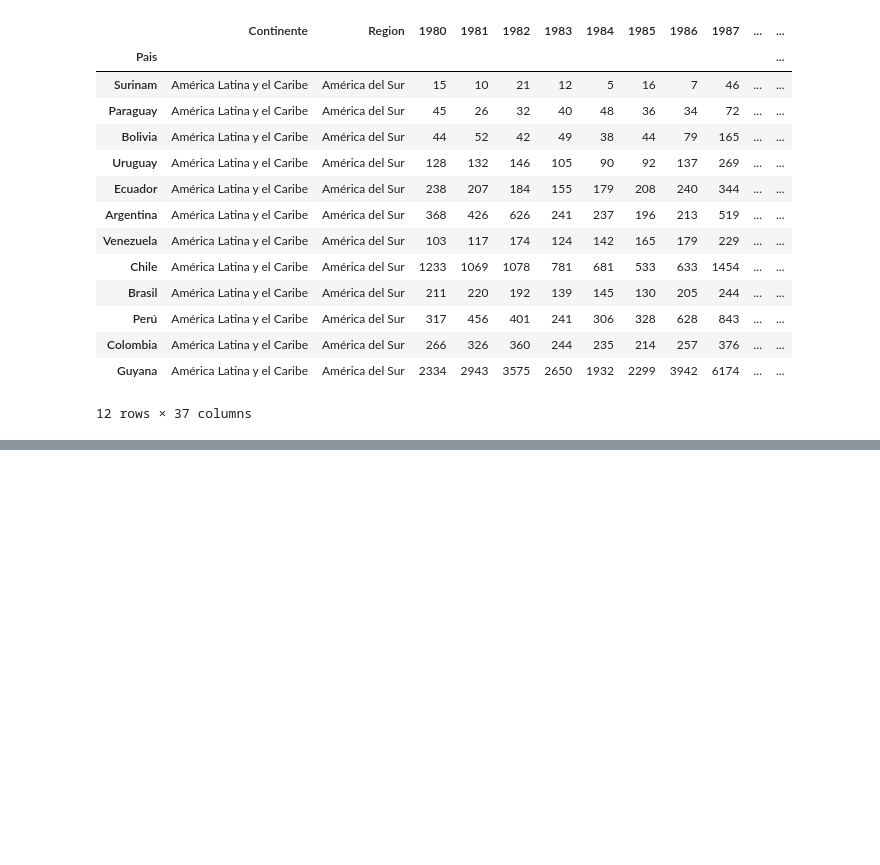
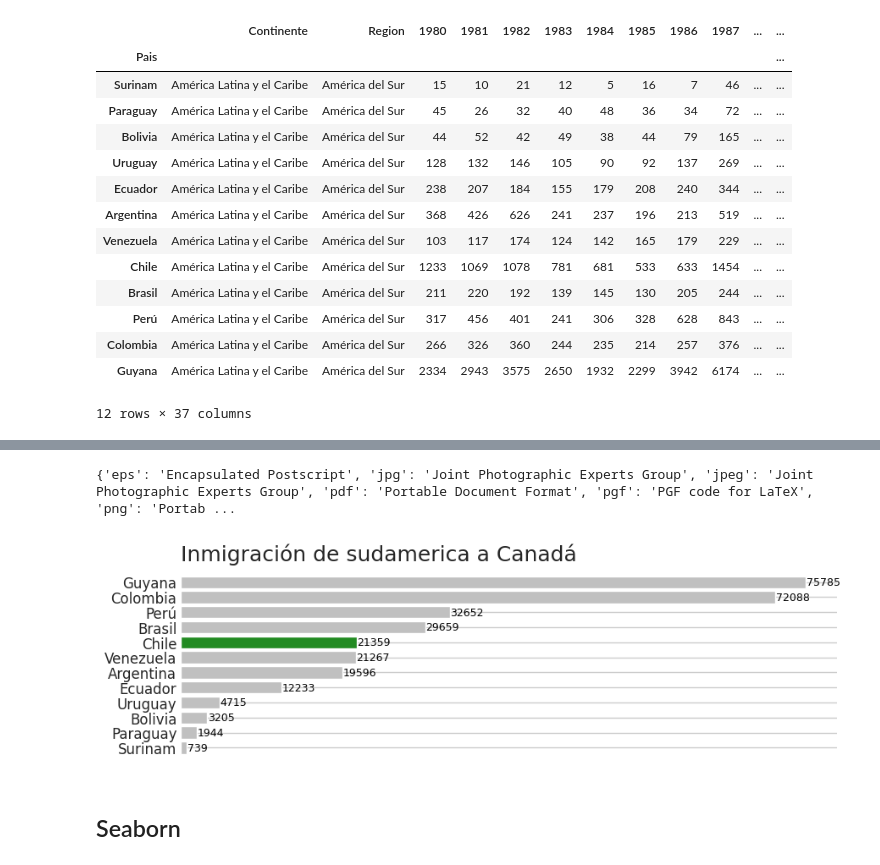
Before and after one commit to Near-o7/data_viz, a Jupyter notebook: data_viz.ipynb, the cells around one changed output, grey strips where cells are left out. Drawn from its saved outputs; the diff is of its cells as text; code cells hidden in the pictures; blank space fills up the shorter version.

```diff
--- a/data_viz.ipynb
+++ b/data_viz.ipynb
@@ -378,0 +387,22 @@ plt.show()
+# %%
+print(fig.canvas.get_supported_filetypes())
+fig, ax = plt.subplots(figsize=(10, 3))
+ax.barh(sudamerica_sorted.index, sudamerica_sorted['Total'], color=colores)
+ax.set_title('Inmigración de sudamerica a Canadá', loc='left', fontsize=18)
+ax.set_ylabel('')
+ax.xaxis.set_tick_params(labelsize=12)
+ax.yaxis.set_tick_params(labelsize=12)
+
+ax.set_frame_on(False)
+ax.xaxis.set_visible(False)
+ax.tick_params(axis='y', which='both', size=0)
+
+for i, j in enumerate(sudamerica_sorted['Total']):
+  ax.text(j+20, i, str(j), ha='left', va='center', color='black', fontsize=9)
+
+fig.savefig('inmigracion_sudamerica.png', dpi=300, bbox_inches='tight', transparent=True)
+# %% [output]
+{'eps': 'Encapsulated Postscript', 'jpg': 'Joint Photographic Experts Group', 'jpeg': 'Joint Photographic Experts Group', 'pdf': 'Portable Document Format', 'pgf': 'PGF code for LaTeX', 'png': 'Portab ...
+[figure, added]
+# %% [markdown]
+## Seaborn
```
Also changed, not shown: parts of 20 cells of this notebook.
